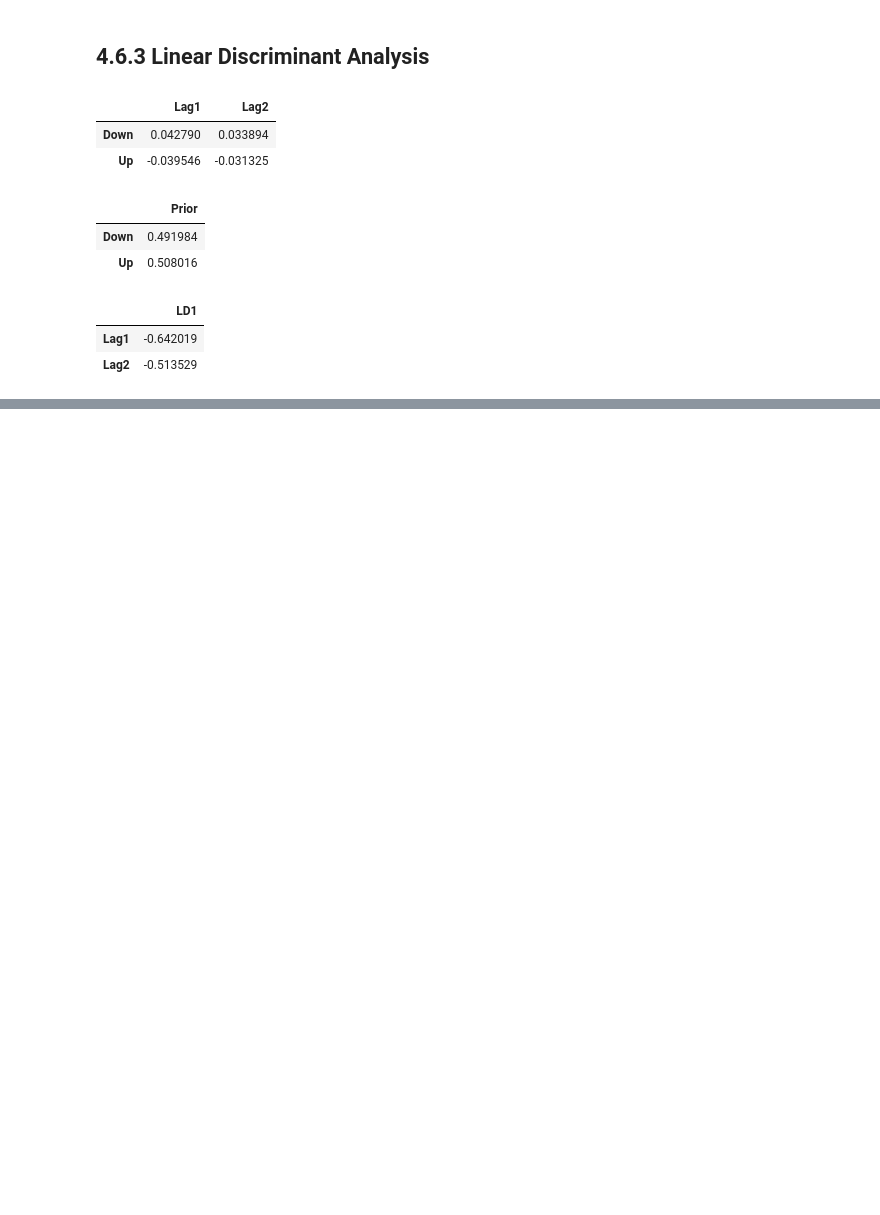
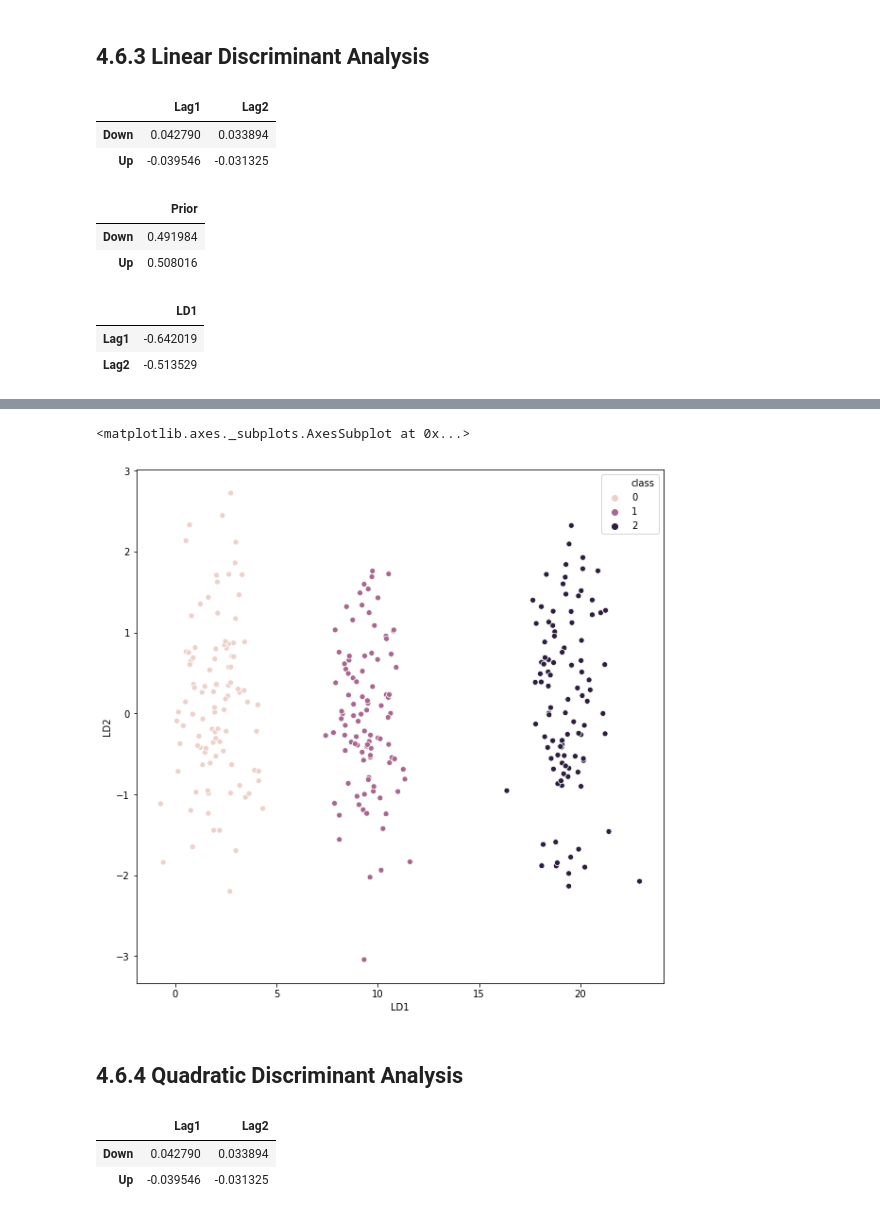
Before and after one commit to coxy1989/mlsabbatical, a Jupyter notebook: notebooks/statistical_learning/ch4_statistical_learning/lab.ipynb, the cells around one changed output, grey strips where cells are left out. Saved outputs shown, nothing was run; the diff lists cells and outputs as text; code cells hidden in the pictures; blank space fills up the shorter version.

```diff
--- a/notebooks/statistical_learning/ch4_statistical_learning/lab.ipynb
+++ b/notebooks/statistical_learning/ch4_statistical_learning/lab.ipynb
@@ -182,0 +239,40 @@ sns.scatterplot('LD1', y='c', data=LD1, hue='Direction', ax=ax)
+# %%
+# BONUS: Simulation in 2D with good separation
+
+class_1 = pd.DataFrame({'class': 0,
+                        'x1': np.random.normal(1, 2, 100),
+                        'x2' : np.random.normal(2, 2, 100),
+                        'x3' : np.random.normal(3, 2, 100)})
+class_2 = pd.DataFrame({'class' : 1,
+                        'x1': np.random.normal(5, 2, 100),
+                        'x2' : np.random.normal(10, 2, 100),
+                        'x3' : np.random.normal(15, 2, 100)})
+class_3 = pd.DataFrame({'class' : 2,
+                        'x1': np.random.normal(10, 2, 100),
+                        'x2' : np.random.normal(20, 2, 100),
+                        'x3' : np.random.normal(30, 2, 100)})
+df = pd.concat([class_1, class_2, class_3]).sample(frac=1)
+
+lda = LinearDiscriminantAnalysis()
+lda.fit(df[['x1', 'x2', 'x3']], df['class'])
+
+LDs = df[['x1', 'x2', 'x3']] @ lda.scalings_
+LDs.columns = ['LD1', 'LD2']
+LDs['class'] = df['class']
+_, ax = plt.subplots(figsize=(10,10))
+sns.scatterplot(x='LD1', y='LD2', data=LDs, hue='class', ax=ax)
+# %% [output]
+<matplotlib.axes._subplots.AxesSubplot at 0x...>
+[figure, added]
+# %% [markdown]
+## 4.6.4 Quadratic Discriminant Analysis
+# %%
+qda = QuadraticDiscriminantAnalysis()
+qda.fit(pre[['Lag1', 'Lag2']], pre['Direction'])
+
+# Group means
+pd.DataFrame(lda.means_, columns=['Lag1', 'Lag2'], index=['Down', 'Up'])
+# %% [output]
+|  | Lag1 | Lag2 |
+| Down | 0.042790 | 0.033894 |
+| Up | -0.039546 | -0.031325 |
```
Also changed, not shown: parts of 21 cells of this notebook.
